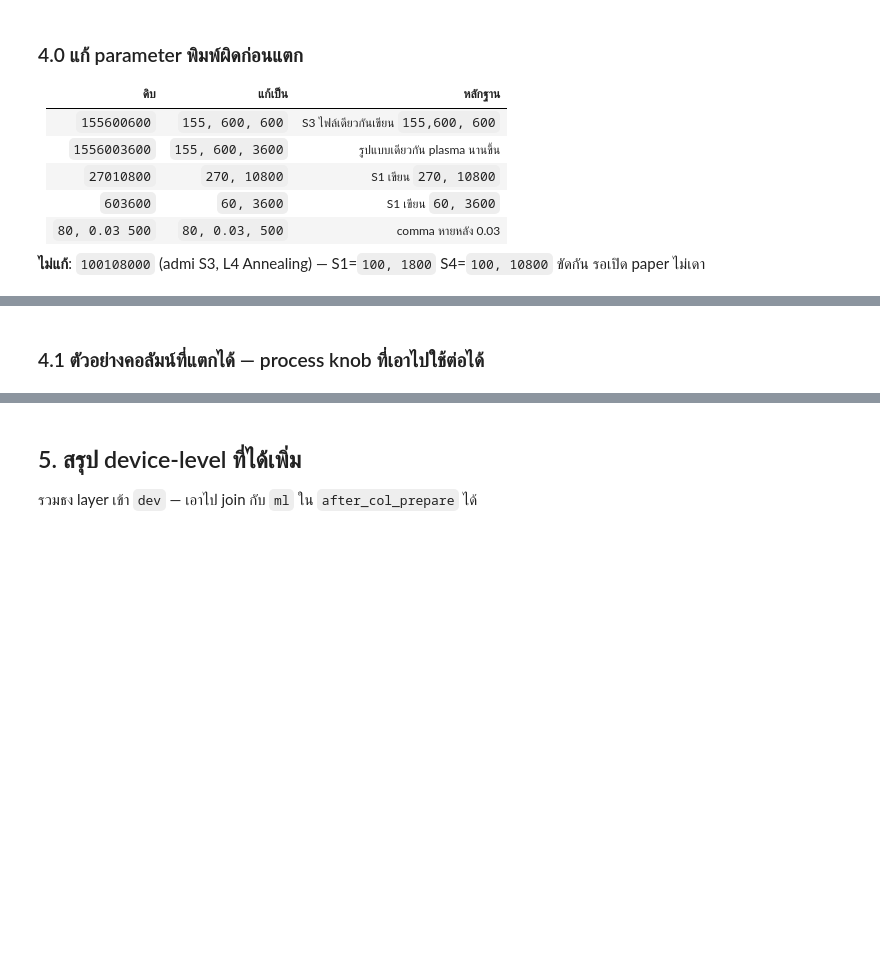
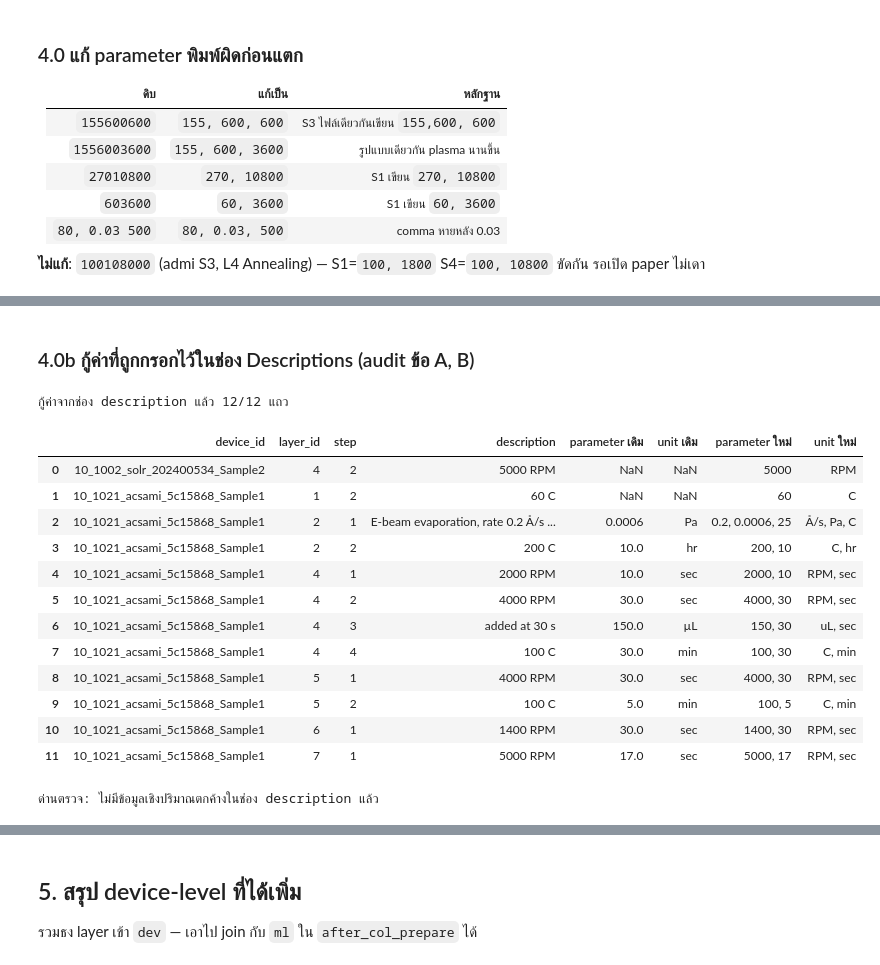
Before and after one commit to NiOx-based-Perovskite-Solar-Cell/Perovskite-Research, a Jupyter notebook: notebooks/recheck_comlumn_preapare.ipynb, the cells around one changed output, grey strips where cells are left out. Drawn from its saved outputs; the diff is of its cells as text; code cells hidden in the pictures; blank space fills up the shorter version.

```diff
--- a/notebooks/recheck_comlumn_preapare.ipynb
+++ b/notebooks/recheck_comlumn_preapare.ipynb
@@ -247,2 +268,75 @@ display(pr_out.loc[pr_out["param_note"] != "", ["device_id", "process_type", "pa
-# %% [markdown]
-### 4.1 ตัวอย่างคอลัมน์ที่แตกได้ — process knob ที่เอาไปใช้ต่อได้
+# %% [markdown]
+### 4.0b กู้ค่าที่ถูกกรอกไว้ในช่อง Descriptions (audit ข้อ A, B)
+# %%
+# ---- §4.0b กู้ค่าที่ผู้กรอกใส่ไว้ในช่อง Descriptions แทนช่อง Parameter (audit ข้อ A, B) ----
+# ตัวแปลงชีตอ่านเฉพาะช่อง parameter ค่าที่อยู่ในช่อง description จึงไม่เคยเข้าระบบ และหายเงียบ
+# กวาดไฟล์ Excel ต้นทางครบ 44 ไฟล์แล้วพบ 2 ไฟล์ที่ใช้รูปแบบนี้ รวม 12 แถวที่กู้ได้
+#   - solr_202400534_Sample2  1 แถว (ขั้นปั่น 5000 rpm)  -> เดิมทำให้ psk_spin_rpm ผิดเป็น 1000
+#   - acsami_5c15868_Sample1  11 แถว (ทั้งชีตใช้รูปแบบนี้) -> เดิมทำให้ RPM/อุณหภูมิของทุกชั้นหาย
+# ค่าที่เติมทุกตัวยืนยันจาก sibling sample ในเปเปอร์เดียวกันซึ่งกรอกครบในช่อง parameter
+DESC_RECOVER = {
+    # (device_id, layer_id, step_order): (parameter, unit)
+    ("10_1002_solr_202400534_Sample2", 4, 2): ("5000",           "RPM"),
+    ("10_1021_acsami_5c15868_Sample1", 1, 2): ("60",             "C"),
+    ("10_1021_acsami_5c15868_Sample1", 2, 1): ("0.2, 0.0006, 25", "Å/s, Pa, C"),
+    ("10_1021_acsami_5c15868_Sample1", 2, 2): ("200, 10",        "C, hr"),
+    ("10_1021_acsami_5c15868_Sample1", 4, 1): ("2000, 10",       "RPM, sec"),
+    ("10_1021_acsami_5c15868_Sample1", 4, 2): ("4000, 30",       "RPM, sec"),
+    ("10_1021_acsami_5c15868_Sample1", 4, 3): ("150, 30",        "uL, sec"),
+    ("10_1021_acsami_5c15868_Sample1", 4, 4): ("100, 30",        "C, min"),
+    ("10_1021_acsami_5c15868_Sample1", 5, 1): ("4000, 30",       "RPM, sec"),
+    ("10_1021_acsami_5c15868_Sample1", 5, 2): ("100, 5",         "C, min"),
+    ("10_1021_acsami_5c15868_Sample1", 6, 1): ("1400, 30",       "RPM, sec"),
+    ("10_1021_acsami_5c15868_Sample1", 7, 1): ("5000, 17",       "RPM, sec"),
+}
+pr["param_recovered"] = False
+_lidn0 = pd.to_numeric(pr["layer_id"], errors="coerce")
+_stepn = pd.to_numeric(pr["step_order"], errors="coerce")
+_rec_log = []
+for (d, l, s), (p_new, u_new) in DESC_RECOVER.items():
+    m = (pr["device_id"] == d) & (_lidn0 == l) & (_stepn == s)
+    assert m.sum() == 1, f"DESC_RECOVER จับได้ {int(m.sum())} แถว (ต้อง 1): {d} L{l} step{s}"
+    i = pr.index[m][0]
+    _rec_log.append({"device_id": d, "layer_id": l, "step": s,
+                     "description": pr.at[i, "description"],
+                     "parameter เดิม": pr.at[i, "parameter"], "unit เดิม": pr.at[i, "unit"],
+                     "parameter ใหม่": p_new, "unit ใหม่": u_new})
+    pr.loc[m, ["parameter", "unit", "param_recovered"]] = [p_new, u_new, True]
+
+print(f"กู้ค่าจากช่อง description แล้ว {int(pr['param_recovered'].sum())}/{len(DESC_RECOVER)} แถว")
+display(pd.DataFrame(_rec_log))
+
+# กันไม่ให้เกิดซ้ำ: ถ้ามีแถวที่ description มีตัวเลข+หน่วย แต่ค่านั้นยังไม่อยู่ใน parameter -> ต้องหยุด
+_DESC_QTY = re.compile(r"(?<![\w.])(\d+(?:\.\d+)?)\s*(RPM|rpm|°C|C\b|sec\b|\bs\b|min\b|hr\b)", re.I)
+_leak = []
+for i, r in pr.iterrows():
+    d = str(r["description"]) if pd.notna(r["description"]) else ""
+    if not d or pd.isna(r["process_type"]):
+        continue
+    have = str(r["parameter"]) if pd.notna(r["parameter"]) else ""
+    for num, _u in _DESC_QTY.findall(d):
+        if num not in have:
+            _leak.append({"device_id": r["device_id"], "layer_id": r["layer_id"],
+                          "process_type": r["process_type"], "description": d,
+                          "parameter": have, "ตัวเลขที่ยังไม่เข้าระบบ": num})
+if _leak:
+    display(pd.DataFrame(_leak))
+assert not _leak, ("มีข้อมูลเชิงปริมาณค้างอยู่ในช่อง description ที่ยังไม่เข้า parameter "
+                   "-- เพิ่มลง DESC_RECOVER ก่อนไปต่อ (audit ข้อ A, B)")
+print("ด่านตรวจ: ไม่มีข้อมูลเชิงปริมาณตกค้างในช่อง description แล้ว")
+# %% [output]
+กู้ค่าจากช่อง description แล้ว 12/12 แถว
+|  | device_id | layer_id | step | description | parameter เดิม | unit เดิม | parameter ใหม่ | unit ใหม่ |
+| 0 | 10_1002_solr_202400534_Sample2 | 4 | 2 | 5000 RPM | NaN | NaN | 5000 | RPM |
+| 1 | 10_1021_acsami_5c15868_Sample1 | 1 | 2 | 60 C | NaN | NaN | 60 | C |
+| 2 | 10_1021_acsami_5c15868_Sample1 | 2 | 1 | E-beam evaporation, rate 0.2 Å/s ... | 0.0006 | Pa | 0.2, 0.0006, 25 | Å/s, Pa, C |
+| 3 | 10_1021_acsami_5c15868_Sample1 | 2 | 2 | 200 C | 10.0 | hr | 200, 10 | C, hr |
+| 4 | 10_1021_acsami_5c15868_Sample1 | 4 | 1 | 2000 RPM | 10.0 | sec | 2000, 10 | RPM, sec |
+| 5 | 10_1021_acsami_5c15868_Sample1 | 4 | 2 | 4000 RPM | 30.0 | sec | 4000, 30 | RPM, sec |
+| 6 | 10_1021_acsami_5c15868_Sample1 | 4 | 3 | added at 30 s | 150.0 | µL | 150, 30 | uL, sec |
+| 7 | 10_1021_acsami_5c15868_Sample1 | 4 | 4 | 100 C | 30.0 | min | 100, 30 | C, min |
+| 8 | 10_1021_acsami_5c15868_Sample1 | 5 | 1 | 4000 RPM | 30.0 | sec | 4000, 30 | RPM, sec |
+| 9 | 10_1021_acsami_5c15868_Sample1 | 5 | 2 | 100 C | 5.0 | min | 100, 5 | C, min |
+| 10 | 10_1021_acsami_5c15868_Sample1 | 6 | 1 | 1400 RPM | 30.0 | sec | 1400, 30 | RPM, sec |
+| 11 | 10_1021_acsami_5c15868_Sample1 | 7 | 1 | 5000 RPM | 17.0 | sec | 5000, 17 | RPM, sec |
+ด่านตรวจ: ไม่มีข้อมูลเชิงปริมาณตกค้างในช่อง description แล้ว
```
Also changed, not shown: parts of 34 cells of this notebook, 15 other files.
